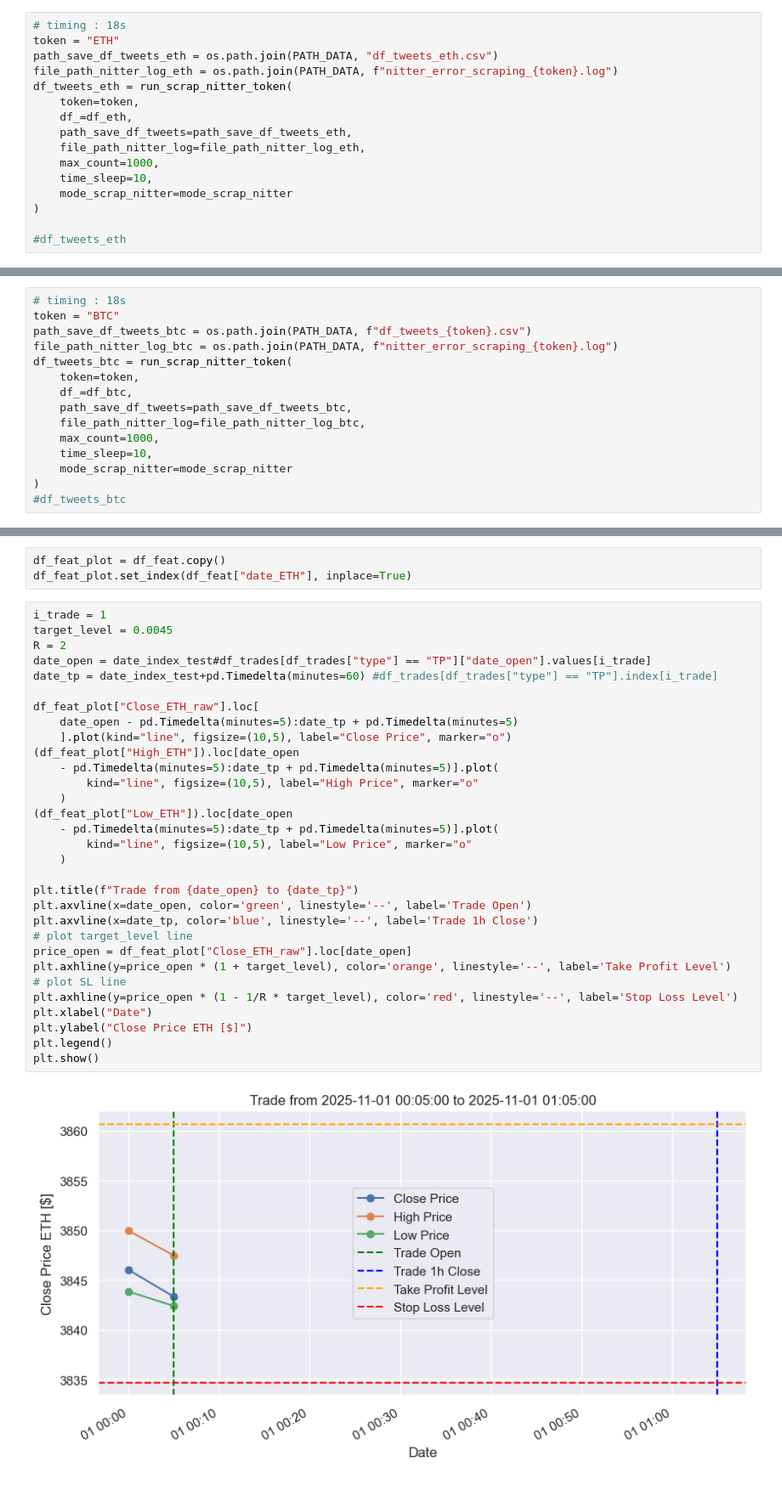
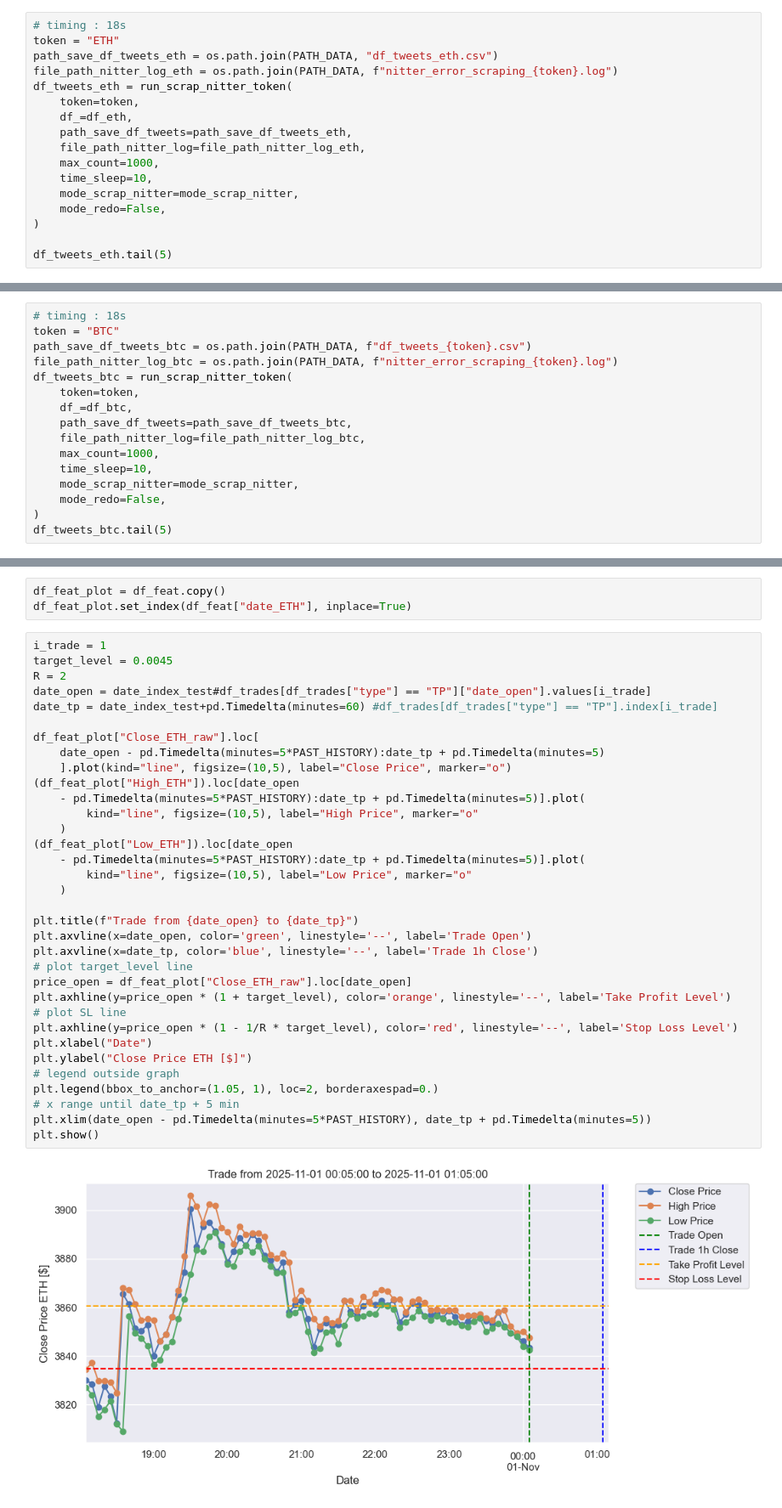
Before and after one commit to jeugregg/ocean_protocol_eth_pred, a Jupyter notebook: 22_Update_Data_Sources_05min.ipynb, the cells around one changed output, grey strips where cells are left out. Shown at 85% size. Saved outputs shown, nothing was run; the diff lists cells and outputs as text.

```diff
--- a/22_Update_Data_Sources_05min.ipynb
+++ b/22_Update_Data_Sources_05min.ipynb
@@ -2604,8 +2633,9 @@ df_tweets_eth = run_scrap_nitter_token(
     file_path_nitter_log=file_path_nitter_log_eth,
     max_count=1000,
     time_sleep=10,
-    mode_scrap_nitter=mode_scrap_nitter
+    mode_scrap_nitter=mode_scrap_nitter,
+    mode_redo=False,
 )
 
-#df_tweets_eth
+df_tweets_eth.tail(5)
 # %% [output]
@@ -2755,7 +2667,8 @@ df_tweets_btc = run_scrap_nitter_token(
     file_path_nitter_log=file_path_nitter_log_btc,
     max_count=1000,
     time_sleep=10,
-    mode_scrap_nitter=mode_scrap_nitter
+    mode_scrap_nitter=mode_scrap_nitter,
+    mode_redo=False,
 )
-#df_tweets_btc
+df_tweets_btc.tail(5)
 # %% [output]
@@ -4025,33 +3930,36 @@ df_feat_plot.set_index(df_feat["date_ETH"], inplace=True)
 # %%
 i_trade = 1
 target_level = 0.0045
 R = 2
 date_open = date_index_test#df_trades[df_trades["type"] == "TP"]["date_open"].values[i_trade]
 date_tp = date_index_test+pd.Timedelta(minutes=60) #df_trades[df_trades["type"] == "TP"].index[i_trade]
 
 df_feat_plot["Close_ETH_raw"].loc[
-    date_open - pd.Timedelta(minutes=5):date_tp + pd.Timedelta(minutes=5)
+    date_open - pd.Timedelta(minutes=5*PAST_HISTORY):date_tp + pd.Timedelta(minutes=5)
     ].plot(kind="line", figsize=(10,5), label="Close Price", marker="o")
 (df_feat_plot["High_ETH"]).loc[date_open
-    - pd.Timedelta(minutes=5):date_tp + pd.Timedelta(minutes=5)].plot(
+    - pd.Timedelta(minutes=5*PAST_HISTORY):date_tp + pd.Timedelta(minutes=5)].plot(
         kind="line", figsize=(10,5), label="High Price", marker="o"
     )
 (df_feat_plot["Low_ETH"]).loc[date_open
-    - pd.Timedelta(minutes=5):date_tp + pd.Timedelta(minutes=5)].plot(
+    - pd.Timedelta(minutes=5*PAST_HISTORY):date_tp + pd.Timedelta(minutes=5)].plot(
         kind="line", figsize=(10,5), label="Low Price", marker="o"
     )
 
 plt.title(f"Trade from {date_open} to {date_tp}")
 plt.axvline(x=date_open, color='green', linestyle='--', label='Trade Open')
 plt.axvline(x=date_tp, color='blue', linestyle='--', label='Trade 1h Close')
 # plot target_level line
 price_open = df_feat_plot["Close_ETH_raw"].loc[date_open]
 plt.axhline(y=price_open * (1 + target_level), color='orange', linestyle='--', label='Take Profit Level')
 # plot SL line
 plt.axhline(y=price_open * (1 - 1/R * target_level), color='red', linestyle='--', label='Stop Loss Level')
 plt.xlabel("Date")
 plt.ylabel("Close Price ETH [$]")
-plt.legend()
+# legend outside graph
+plt.legend(bbox_to_anchor=(1.05, 1), loc=2, borderaxespad=0.)
+# x range until date_tp + 5 min
+plt.xlim(date_open - pd.Timedelta(minutes=5*PAST_HISTORY), date_tp + pd.Timedelta(minutes=5))
 plt.show()
 # %% [output]
-[figure, old version]
+[figure, new version]
```
Also changed, not shown: parts of 18 cells of this notebook.
